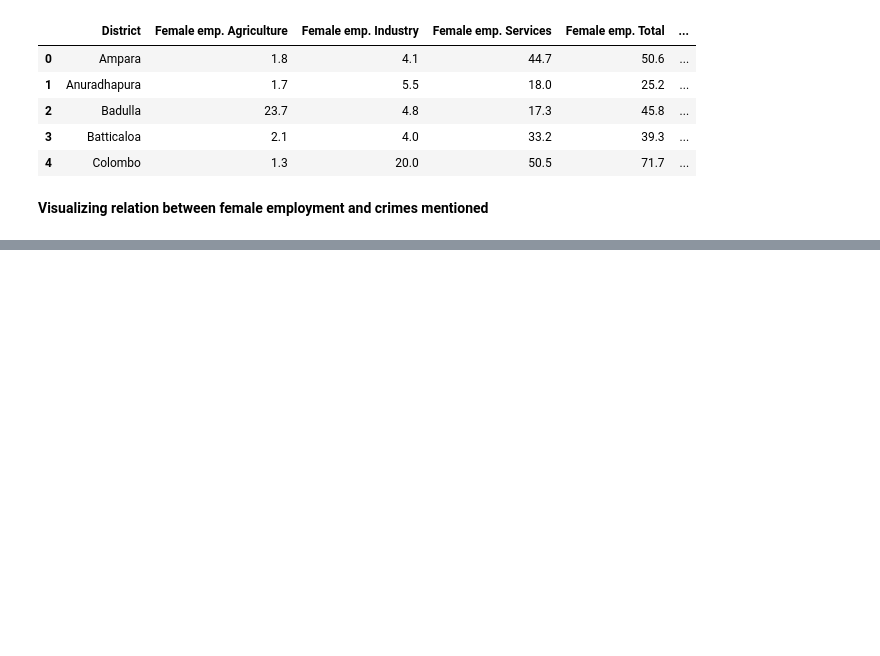
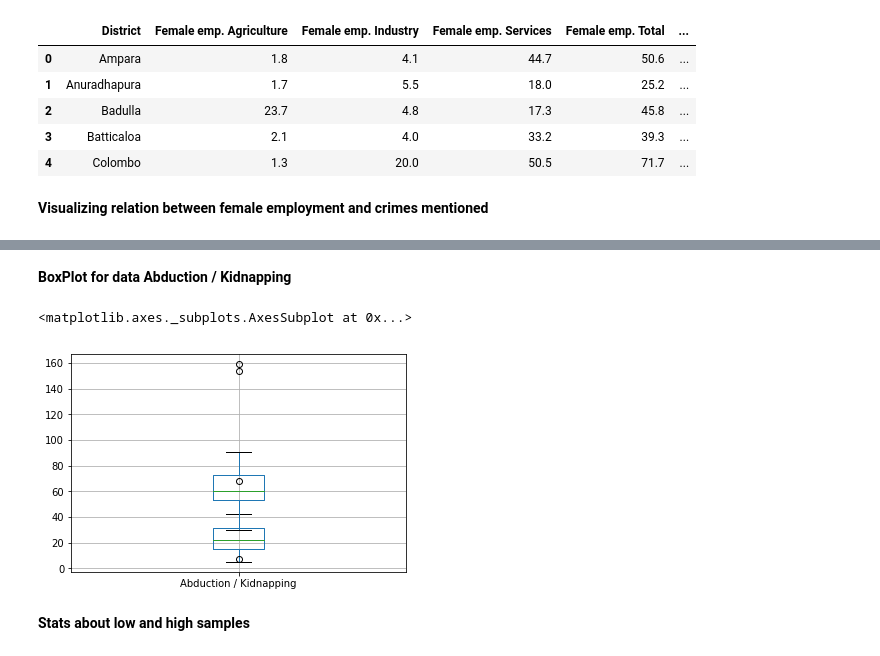
Before and after one commit to PraAnj/gov.lk.data.analysis, a Jupyter notebook: src/female_industrial_employment_relates_to_crimes.ipynb, the cells around one changed output, grey strips where cells are left out. Saved outputs shown, nothing was run; the diff lists cells and outputs as text; code cells hidden in the pictures; blank space fills up the shorter version.

```diff
--- a/src/female_industrial_employment_relates_to_crimes.ipynb
+++ b/src/female_industrial_employment_relates_to_crimes.ipynb
@@ -68,0 +84,13 @@ plotScatterForCrime('Hurt  by Knife etc.', "Hurt by knife", 3)
+# %% [markdown]
+**BoxPlot for data Abduction / Kidnapping**
+# %%
+# low_sample = integrated_data[integrated_data.Abduction / Kidnapping <= highLowEarningValMargin].hours
+integrated_data.sort_values(by='Female emp. Industry', inplace=True)
+
+integrated_data[:12].boxplot(column=['Abduction / Kidnapping'])
+integrated_data[12:].boxplot(column=['Abduction / Kidnapping'])
+# %% [output]
+<matplotlib.axes._subplots.AxesSubplot at 0x...>
+[figure, added]
+# %% [markdown]
+**Stats about low and high samples**
```
Also changed, not shown: parts of 18 cells of this notebook.
